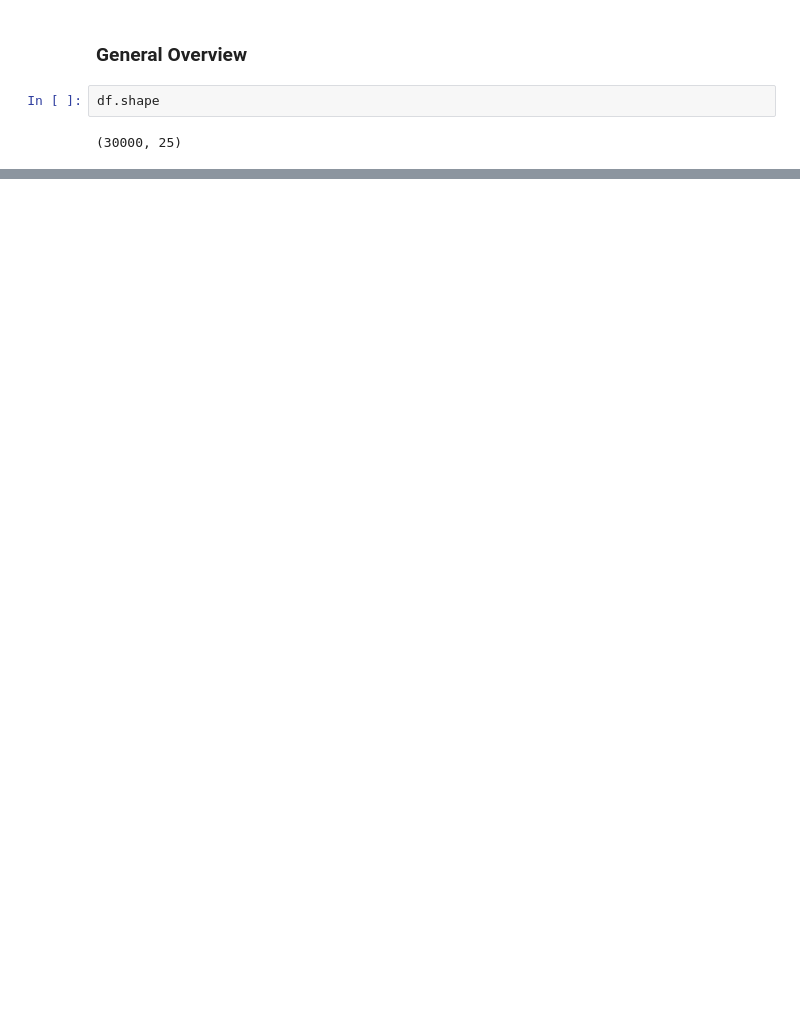
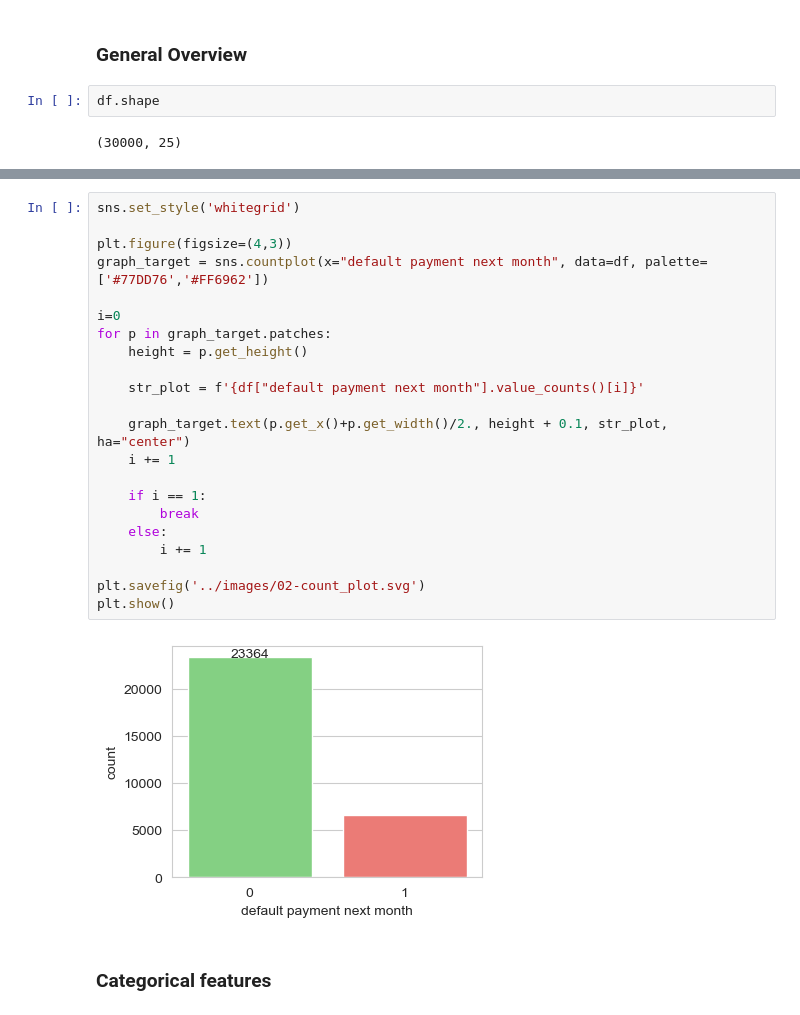
Before and after one commit to francescodisalvo05/credit-card-default, a Jupyter notebook: notebooks/EDA.ipynb, the cells around one changed output, grey strips where cells are left out. Cells and saved outputs as stored; diff of their text form; blank space fills up the shorter version.

Commit message:
Add EDA plots by feature

```diff
--- a/notebooks/EDA.ipynb
+++ b/notebooks/EDA.ipynb
@@ -106,0 +105,26 @@ desc
+# %%
+sns.set_style('whitegrid')
+
+plt.figure(figsize=(4,3))
+graph_target = sns.countplot(x="default payment next month", data=df, palette=['#77DD76','#FF6962'])
+
+i=0
+for p in graph_target.patches:
+    height = p.get_height()
+
+    str_plot = f'{df["default payment next month"].value_counts()[i]}'
+
+    graph_target.text(p.get_x()+p.get_width()/2., height + 0.1, str_plot, ha="center")
+    i += 1
+
+    if i == 1:
+        break
+    else:
+        i += 1
+
+plt.savefig('../images/02-count_plot.svg')
+plt.show()
+# %% [output]
+[figure, added]
+# %% [markdown]
+### Categorical features
```
Also changed, not shown: parts of 24 cells of this notebook.
